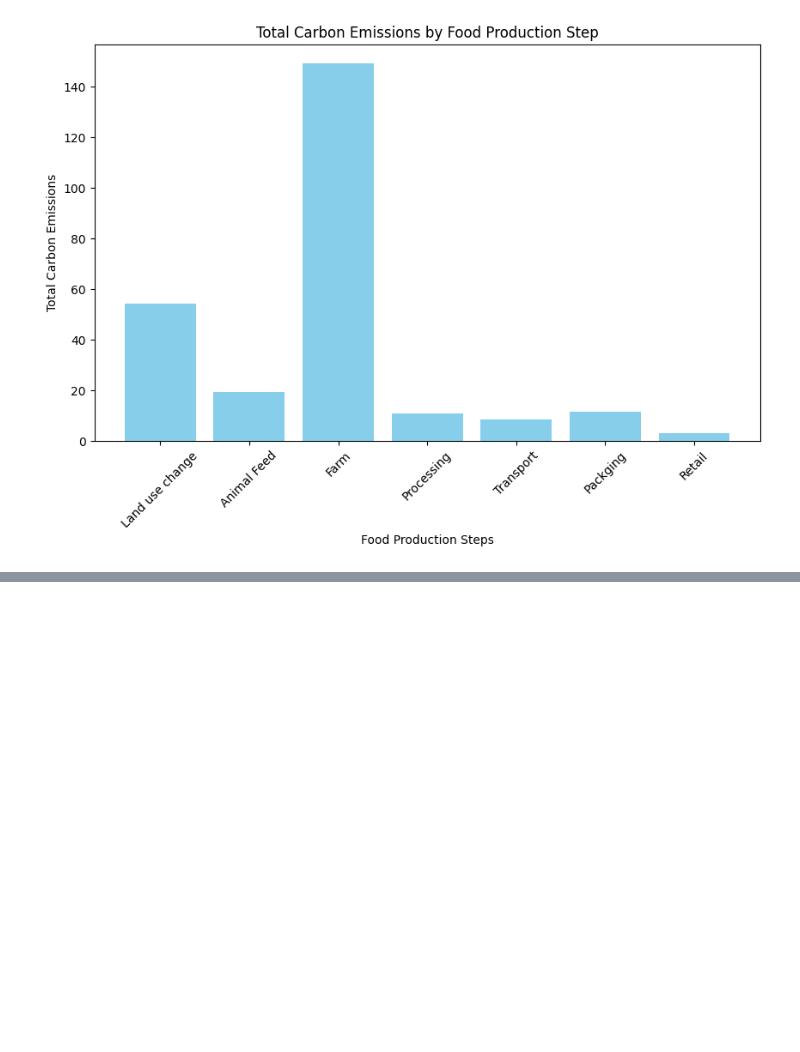
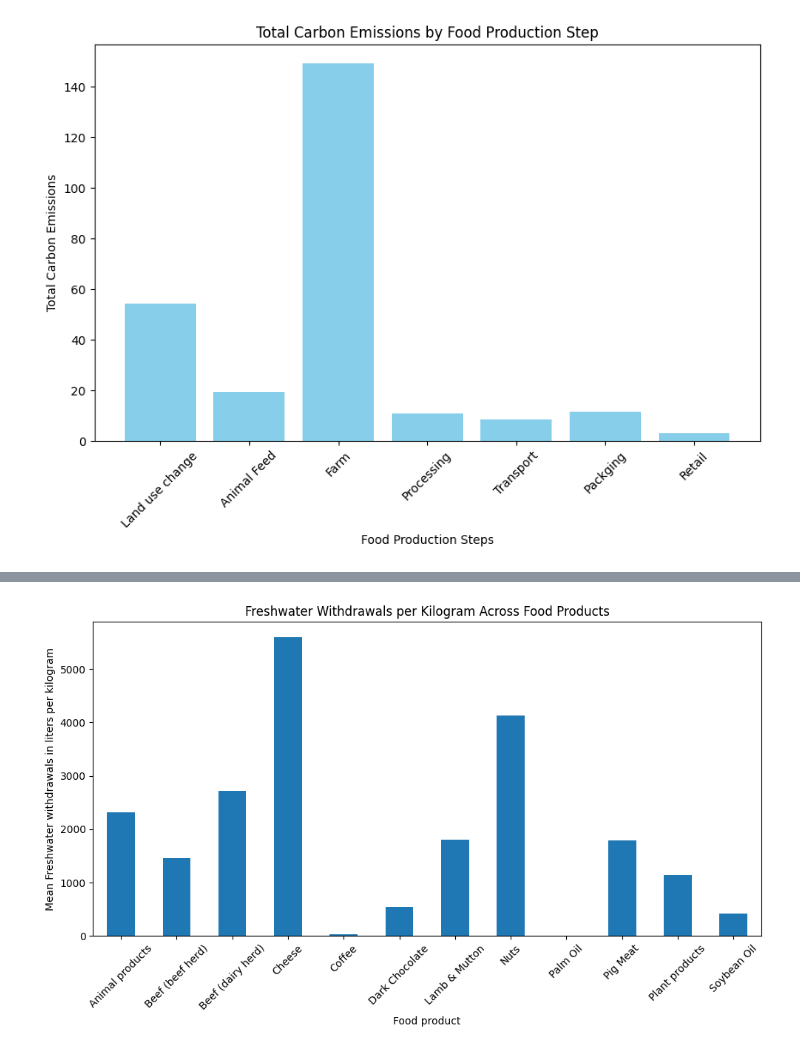
Before and after one commit to NoeliaOriola/Food_production_environmental_impact, a Jupyter notebook: notebooks/Questions_&_Answers.ipynb, the cells around one changed output, grey strips where cells are left out. Saved outputs shown, nothing was run; the diff lists cells and outputs as text; code cells hidden in the pictures; blank space fills up the shorter version.

```diff
--- a/notebooks/Questions_&_Answers.ipynb
+++ b/notebooks/Questions_&_Answers.ipynb
@@ -138,0 +253,11 @@ plt.show()
+# %%
+# Filtered the dataframe to only include the rows from Food product column
+listed_product_row=[11,15,16,31,32,33,34,35,36,39]
+listed_product_df= df.loc[listed_product_row].reset_index(drop=True)
+# %%
+#Added 2 rows with values assigned under Food product to store the means based on productes listed.
+
+new_rows1 = pd.DataFrame({'Food product': ['Plant products', 'Animal products']})
+listed_product_df = pd.concat([listed_product_df, new_rows1], ignore_index=True)
+
+display(listed_product_df)
@@ -138,0 +319,6 @@ plt.show()
+# %%
+# Keeping columns food product and freshwater withdrawals per kilogram.
+
+columns_to_keep = ['Food product', 'Freshwater withdrawals per kilogram']
+last_quest_df = listed_product_df[columns_to_keep]
+display(last_quest_df)
@@ -138,0 +339,17 @@ plt.show()
+# %%
+# Creating chartplot to visualize the Average Freshwater Withdrawals per Kilogram Across Food Products
+
+plt.figure(figsize=(10, 6))
+
+
+grouped_data = last_quest_df.groupby('Food product')['Freshwater withdrawals per kilogram'].mean()
+
+grouped_data.plot(kind='bar')
+plt.xlabel('Food product')
+plt.ylabel('Mean Freshwater withdrawals in liters per kilogram')
+plt.title('Freshwater Withdrawals per Kilogram Across Food Products')
+plt.xticks(rotation=45)  # Rotate x-axis labels for better readability if needed
+plt.tight_layout()
+plt.show()
+# %% [output]
+[figure, added]
```
Also changed, not shown: parts of 26 cells of this notebook.
